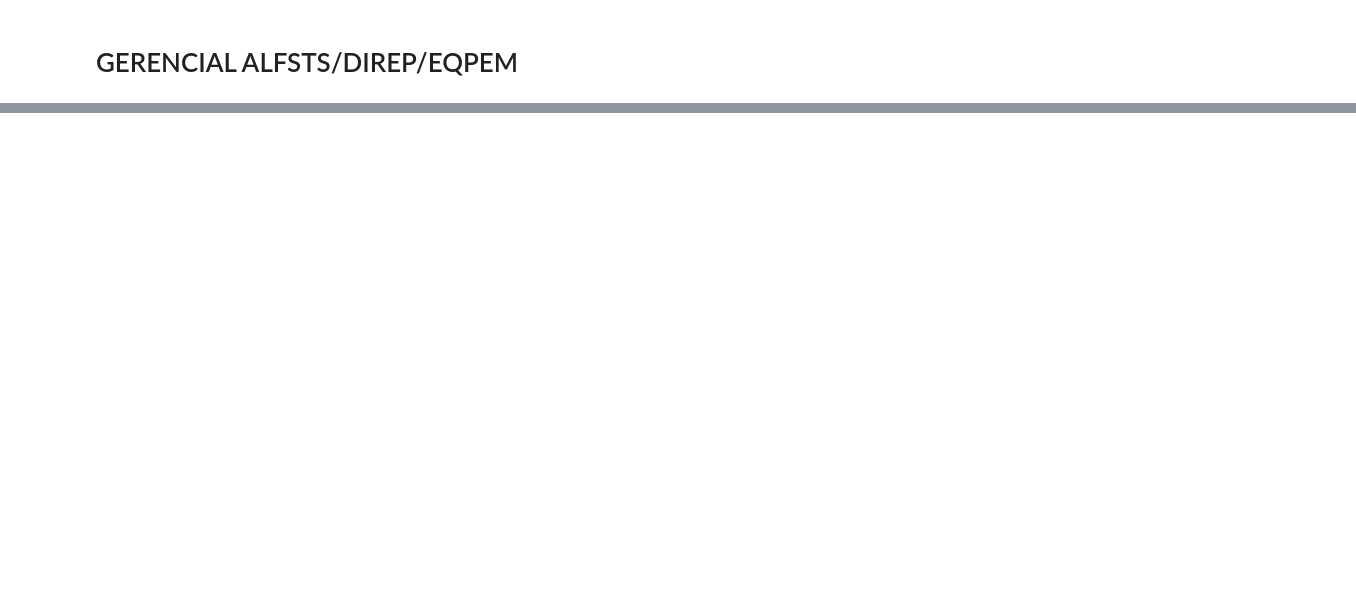
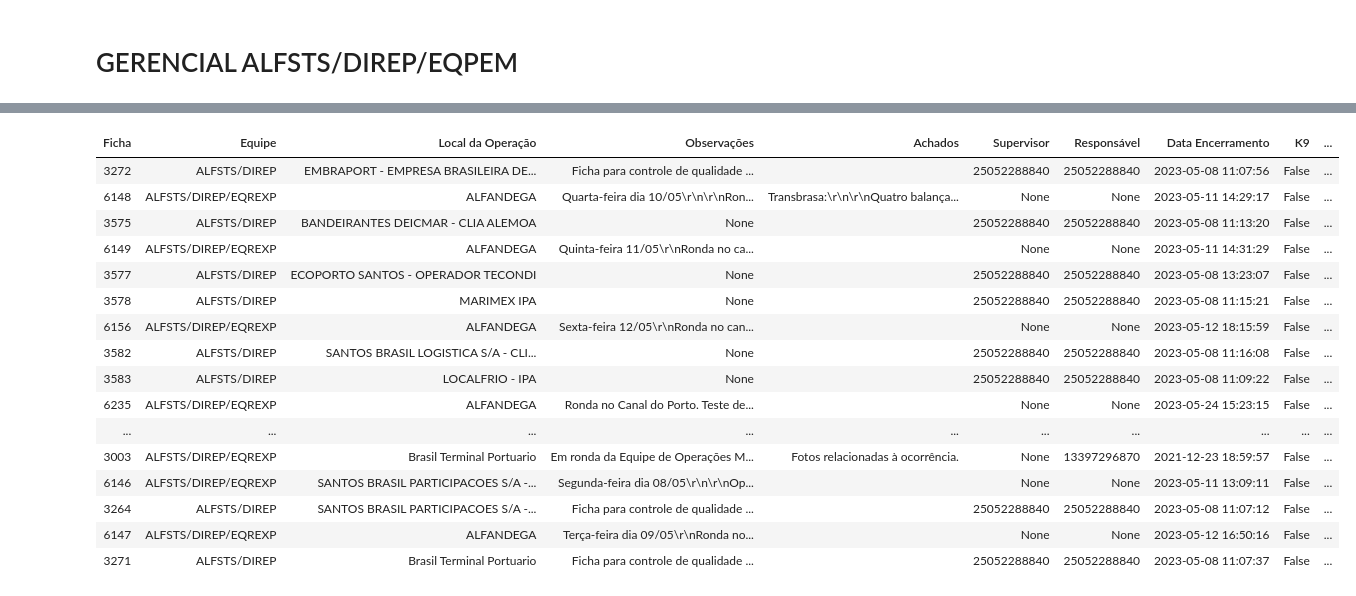
Before and after one commit to IvanBrasilico/bhadrasana2, a Jupyter notebook: notebooks/gerenciais/Gerencial EQPEM.ipynb, the cells around one changed output, grey strips where cells are left out. Cells and saved outputs as stored; diff of their text form; code cells hidden in the pictures; blank space fills up the shorter version.

```diff
--- a/notebooks/gerenciais/Gerencial EQPEM.ipynb
+++ b/notebooks/gerenciais/Gerencial EQPEM.ipynb
@@ -197,0 +29,11 @@ Total     -     -     -             56 36,522,900.58
+# %%
+def get_fichas_vigilancia():
+    lista_ovrs = db_session.query(OVR).join(EventoOVR)\
+                                      .filter(OVR.setor_id.in_((1, 2, 3)))\
+                                      .filter(OVR.tipooperacao.in_((7, )))\
+                                      .filter(EventoOVR.fase >= 3)\
+                                      .order_by(OVR.id, EventoOVR.create_date).all()
+    lista_fichas = set()
+    for ovr in lista_ovrs: # Não inclui OVR duas vezes
+        lista_fichas.add(ovr)
+    return lista_fichas
@@ -197,0 +97,10 @@ Total     -     -     -             56 36,522,900.58
+# %%
+lista_fichas = get_fichas_vigilancia()
+lista_final = []
+for ficha in lista_fichas:
+    linha_operacao = preenche_linha_operacao(ficha)
+    lista_final.append(linha_operacao)
+df = pd.DataFrame(lista_final)
+df = df.sort_values('Data Encerramento')
+# %%
+df['AnoMes'] = df.apply(lambda x: str(x['Data Encerramento'].year) + str(x['Data Encerramento'].month).zfill(2), axis=1)
@@ -197,0 +135,20 @@ Total     -     -     -             56 36,522,900.58
+# %%
+HTML(df.drop(columns=['AnoMes',]).to_html(index=False))
+# %% [output]
+| Ficha | Equipe | Local da Operação | Observações | Achados | Supervisor | Responsável | Data Encerramento | K9 | ... |
+| 3272 | ALFSTS/DIREP | EMBRAPORT - EMPRESA BRASILEIRA DE... | Ficha para controle de qualidade ... |  | 25052288840 | 25052288840 | 2023-05-08 11:07:56 | False | ... |
+| 6148 | ALFSTS/DIREP/EQREXP | ALFANDEGA | Quarta-feira dia 10/05\r\n\r\nRon... | Transbrasa:\r\n\r\nQuatro balança... | None | None | 2023-05-11 14:29:17 | False | ... |
+| 3575 | ALFSTS/DIREP | BANDEIRANTES DEICMAR - CLIA ALEMOA | None |  | 25052288840 | 25052288840 | 2023-05-08 11:13:20 | False | ... |
+| 6149 | ALFSTS/DIREP/EQREXP | ALFANDEGA | Quinta-feira 11/05\r\nRonda no ca... |  | None | None | 2023-05-11 14:31:29 | False | ... |
+| 3577 | ALFSTS/DIREP | ECOPORTO SANTOS - OPERADOR TECONDI | None |  | 25052288840 | 25052288840 | 2023-05-08 13:23:07 | False | ... |
+| 3578 | ALFSTS/DIREP | MARIMEX IPA | None |  | 25052288840 | 25052288840 | 2023-05-08 11:15:21 | False | ... |
+| 6156 | ALFSTS/DIREP/EQREXP | ALFANDEGA | Sexta-feira 12/05\r\nRonda no can... |  | None | None | 2023-05-12 18:15:59 | False | ... |
+| 3582 | ALFSTS/DIREP | SANTOS BRASIL LOGISTICA S/A - CLI... | None |  | 25052288840 | 25052288840 | 2023-05-08 11:16:08 | False | ... |
+| 3583 | ALFSTS/DIREP | LOCALFRIO - IPA | None |  | 25052288840 | 25052288840 | 2023-05-08 11:09:22 | False | ... |
+| 6235 | ALFSTS/DIREP/EQREXP | ALFANDEGA | Ronda no Canal do Porto. Teste de... |  | None | None | 2023-05-24 15:23:15 | False | ... |
+| ... | ... | ... | ... | ... | ... | ... | ... | ... | ... |
+| 3003 | ALFSTS/DIREP/EQREXP | Brasil Terminal Portuario | Em ronda da Equipe de Operações M... | Fotos relacionadas à ocorrência. | None | 13397296870 | 2021-12-23 18:59:57 | False | ... |
+| 6146 | ALFSTS/DIREP/EQREXP | SANTOS BRASIL PARTICIPACOES S/A -... | Segunda-feira dia 08/05\r\n\r\nOp... |  | None | None | 2023-05-11 13:09:11 | False | ... |
+| 3264 | ALFSTS/DIREP | SANTOS BRASIL PARTICIPACOES S/A -... | Ficha para controle de qualidade ... |  | 25052288840 | 25052288840 | 2023-05-08 11:07:12 | False | ... |
+| 6147 | ALFSTS/DIREP/EQREXP | ALFANDEGA | Terça-feira dia 09/05\r\nRonda no... |  | None | None | 2023-05-12 16:50:16 | False | ... |
+| 3271 | ALFSTS/DIREP | Brasil Terminal Portuario | Ficha para controle de qualidade ... |  | 25052288840 | 25052288840 | 2023-05-08 11:07:37 | False | ... |
```
Also changed, not shown: parts of 28 cells of this notebook, 1 other file.
